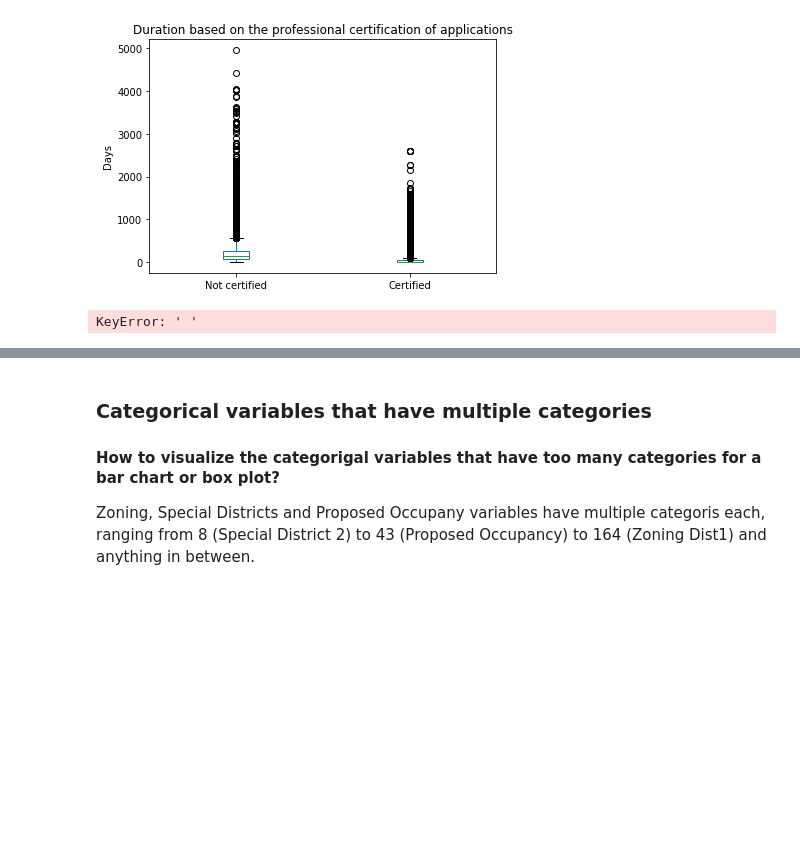
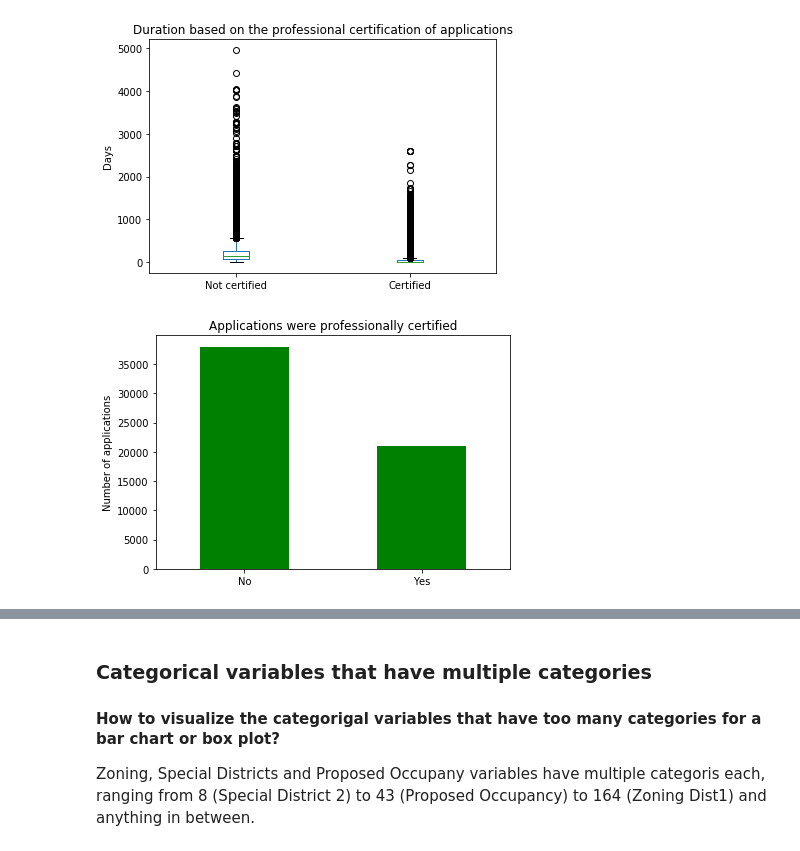
Before and after one commit to anoushavan/Capstone_1, a Jupyter notebook: code/preliminary_analysis.ipynb, the cells around one changed output, grey strips where cells are left out. Drawn from its saved outputs; the diff is of its cells as text; code cells hidden in the pictures; blank space fills up the shorter version.

```diff
--- a/code/preliminary_analysis.ipynb
+++ b/code/preliminary_analysis.ipynb
@@ -14,3 +9,7 @@ Data_Science/Springboard/Capstone_1/data/new_buildings.csv",
+# %%
+url = "https://raw.githubusercontent.com/anoushavan/Capstone_1/master/data/new_buildings.csv"
+
+data = pd.read_csv(url, parse_dates=['Fully Paid','Approved','SIGNOFF_DATE'])
 # %%
 data.info()
 # %% [output]
@@ -228,14 +227,14 @@ plt.tight_layout()
 # %%
 # Bar chart indicating whether or not the application was submitted as
 # Professionally Certified by a Professional Engineer (PE) or Registered Architect (RA).
-ax = data[' '].value_counts().plot(kind='bar', color='g')
+ax = data['Professional Cert'].value_counts().plot(kind='bar', color='g')
 ax.set_xticklabels(['No','Yes'],rotation=360)
 ax.set_title('Applications were professionally certified')
 ax.set_ylabel('Number of applications')
-pd.DataFrame(data.groupby(' ')['Duration'].describe())
+pd.DataFrame(data.groupby('Professional Cert')['Duration'].describe())
 plt.tight_layout()
 # %% [output]
-KeyError: ' '
+[figure, added]
 # %%
 # Histogram of building permit fee ()
 ax = data['Total Est. Fee'].hist(bins=30, range=(0,3500))
```
Also changed, not shown: parts of 20 cells of this notebook, 1 other file.
